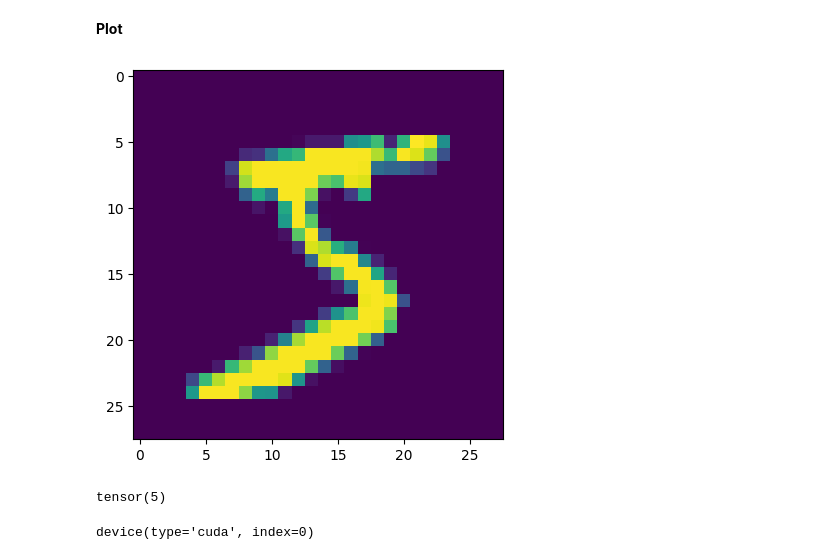
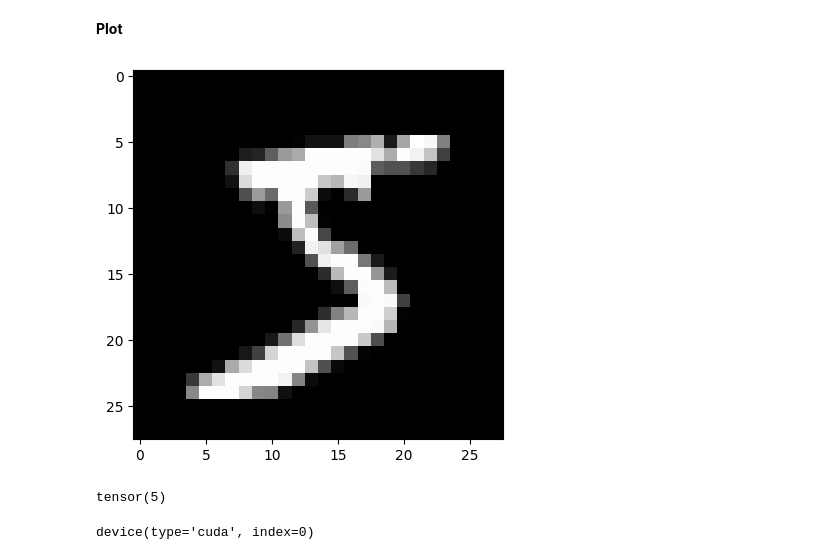
Before and after one commit to Aleksandr62aa/AI_ML_DL, a Jupyter notebook: FC_NN_class_MNIST.ipynb, the cells around one changed output. Drawn from its saved outputs; the diff is of its cells as text; code cells hidden in the pictures.

```diff
--- a/FC_NN_class_MNIST.ipynb
+++ b/FC_NN_class_MNIST.ipynb
@@ -64,11 +64,11 @@ y_train.shape, y_test.shape
 **Plot**
 # %%
 import matplotlib.pyplot as plt
-plt.imshow(X_train[0, :, :])
+plt.imshow(X_train[0, :, :], cmap='gray')
 plt.show()
 print(y_train[0])
 # %% [output]
-[figure, old version]
+[figure, new version]
 tensor(5)
 # %%
 X_train = X_train.reshape([-1, 28 * 28])
```
Also changed, not shown: parts of 2 cells of this notebook.
